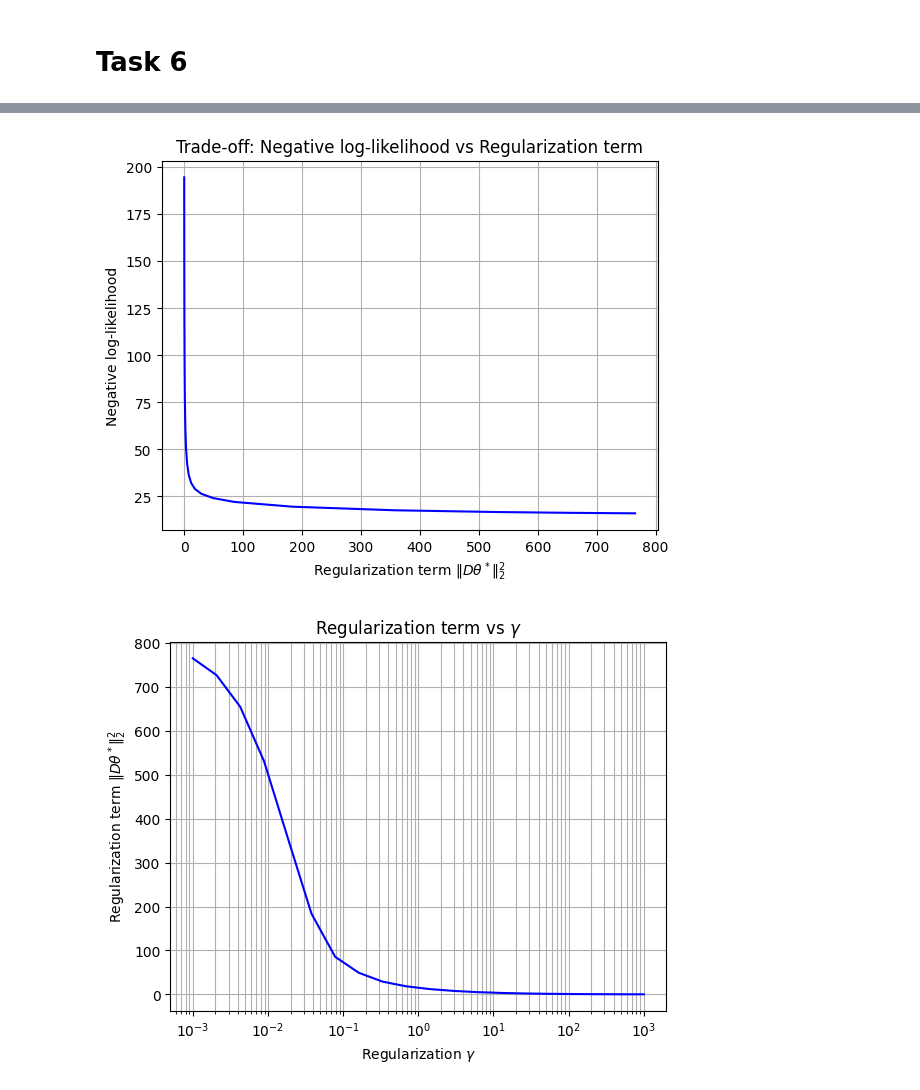
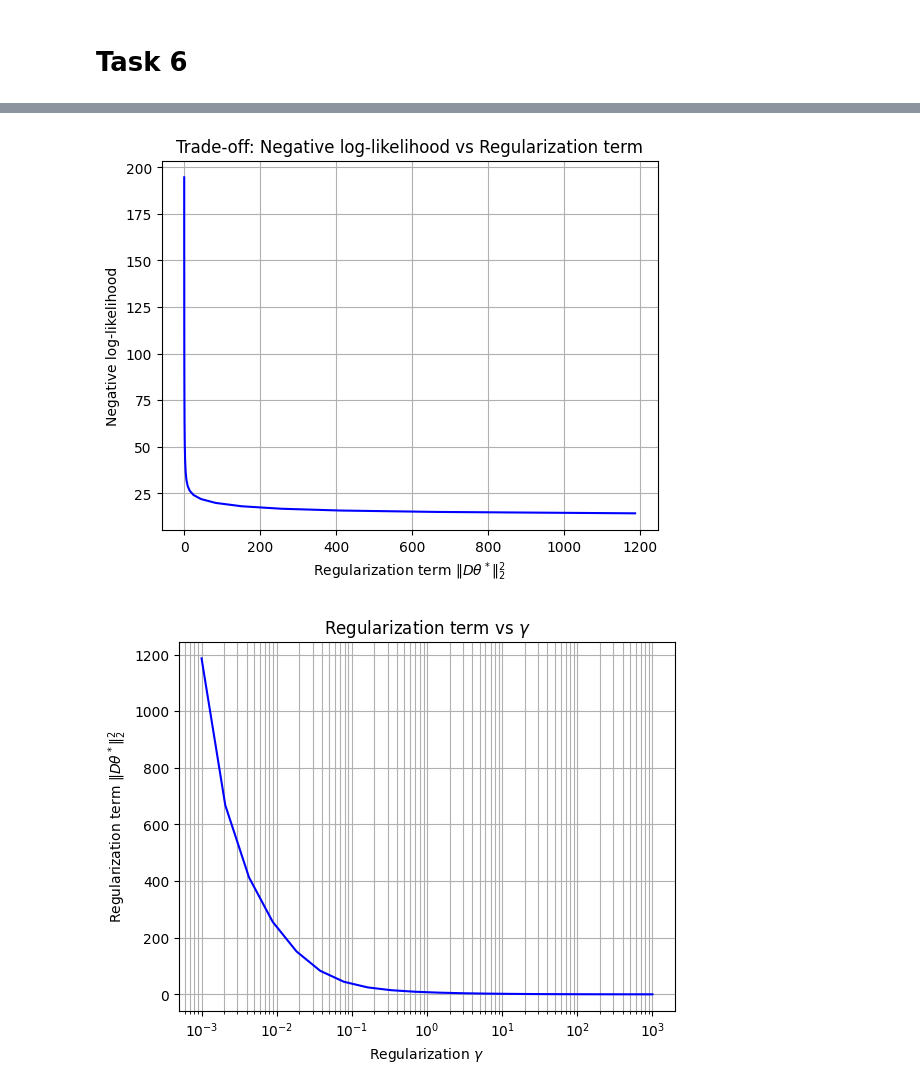
Before and after one commit to MathildeBS1/optimization_for_data_science, a Jupyter notebook: code/code_for_5_and_6.ipynb, the cells around one changed output, grey strips where cells are left out. Saved outputs shown, nothing was run; the diff lists cells and outputs as text; code cells hidden in the pictures.

```diff
--- a/code/code_for_5_and_6.ipynb
+++ b/code/code_for_5_and_6.ipynb
@@ -52,13 +52,13 @@ def f_X_tilde(X: np.ndarray):
 def f_y_tilde(y: np.ndarray):
     return y
 
-def gradient_descent(X, y, theta_0, max_iter = 1000, tol = 1e-12, gamma = 3):
+def gradient_descent(X, y, theta_0, max_iter = 10000, tol = 1e-12, gamma = 3):
     X_tilde = f_X_tilde(X)
     y_tilde = f_y_tilde(y)
     theta = theta_0
-    t = 1 / lipschitz_constant(X_tilde)
-    print(f'The L is {lipschitz_constant(X_tilde):.2f}') # printing the step sizes
-    print(f'The t is {1/lipschitz_constant(X_tilde):.2e}')
+    t = 1 / lipschitz_constant(X_tilde, gamma = gamma)
+    print(f'The L is {lipschitz_constant(X_tilde, gamma = gamma):.2f}') # printing the step sizes
+    print(f'The t is {1/lipschitz_constant(X_tilde, gamma = gamma):.2e}')
 
     # Append objective values
     objective_values = []
@@ -75,13 +75,13 @@ def gradient_descent(X, y, theta_0, max_iter = 1000, tol = 1e-12, gamma = 3):
     return theta, np.array(objective_values)
 
 theta_0 = np.zeros(X.shape[1] + 1) # Initialize 1 for all parameters
-max_iter, tol = 1000, 1e-12
+max_iter, tol = 10000, 1e-12
 
 # This cell runs the gradient descent optimization
 theta_gradient_descent, objective_function_values_gradient_descent = gradient_descent(X, y, theta_0, max_iter = max_iter, tol = tol)
 
 
-def accelerated_gradient_descent(X, y, theta_0, max_iter=1000, tol=1e-12, gamma=3):
+def accelerated_gradient_descent(X, y, theta_0, max_iter=10000, tol=1e-12, gamma=3):
     X_tilde = f_X_tilde(X)
     y_tilde = f_y_tilde(y)
     theta = theta_0.copy()
@@ -150,9 +150,11 @@ Theta: [-0.42703666 -0.47109452 -0.41408962 -0.44341372 -0.16059627  0.21839457
 # %%
 def trade_off(X_tilde, y_tilde, optimization_method, gamma_log_range):
     regularization_terms, negative_log_likelihood_terms = [], []
+    theta_current = np.zeros(X_tilde.shape[1])
     for gamma_val in gamma_log_range:
-        theta_star, _ = optimization_method(X, y, theta_0, max_iter=max_iter, tol = tol, gamma = gamma_val)
-        reg_term = np.sum((f_D(theta_star) @ theta_star) ** 2)
+        theta_star, _ = optimization_method(X, y, theta_current, max_iter=max_iter, tol = tol, gamma = gamma_val)
+        theta_current = theta_star
+        reg_term = 1 / 2 * np.sum((f_D(theta_star) @ theta_star) ** 2)
         negative_log_likelihood = negative_log_likelihood_function(X_tilde, y_tilde, theta_star)
         regularization_terms.append(reg_term)
         negative_log_likelihood_terms.append(negative_log_likelihood)
@@ -223,2 +225,2 @@ Theta: [ 5.02192658 -0.1693598   4.1231165   1.62994699 -2.32231744  8.88842494
-[figure, old version]
+[figure, new version]
-[figure, old version]
+[figure, new version]
```
Also changed, not shown: parts of 2 cells of this notebook.
